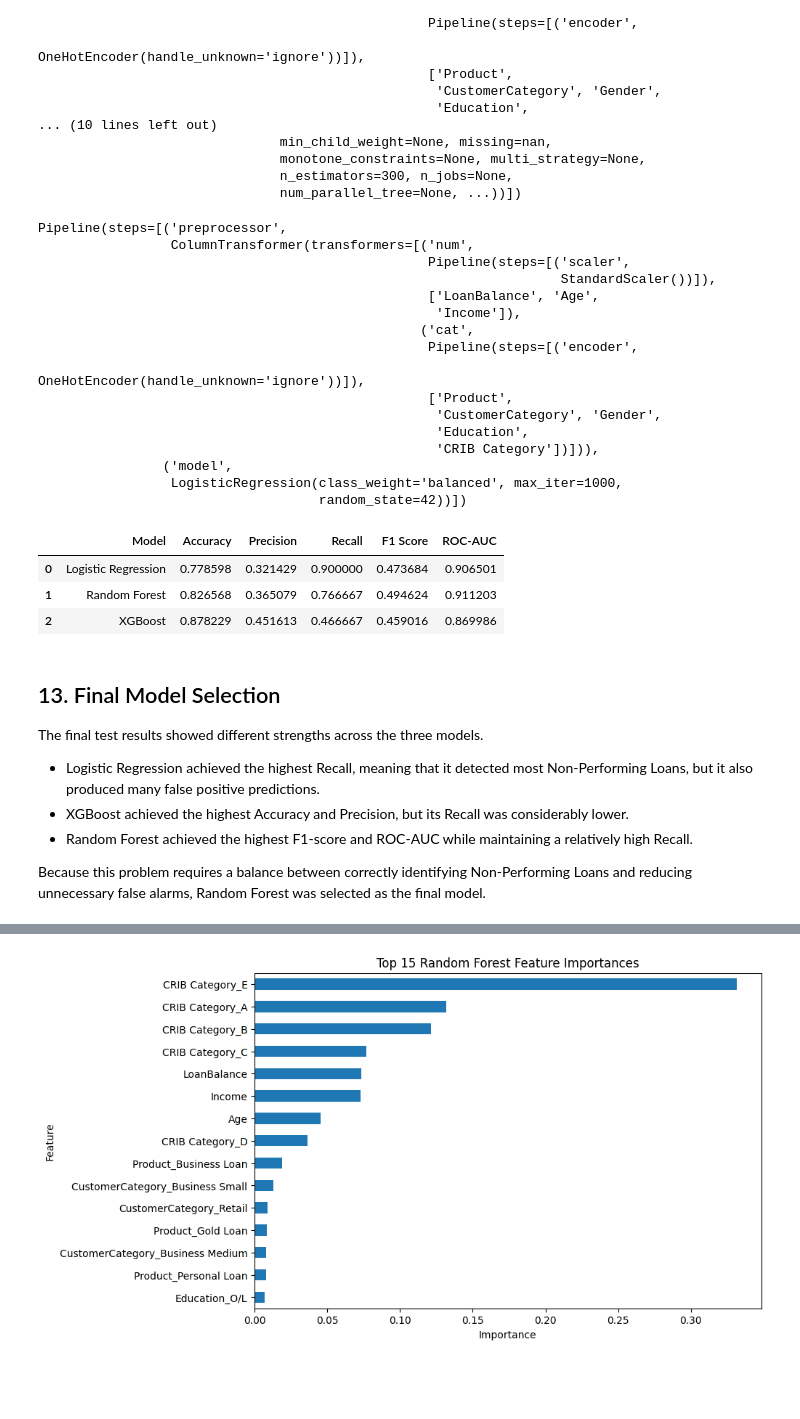
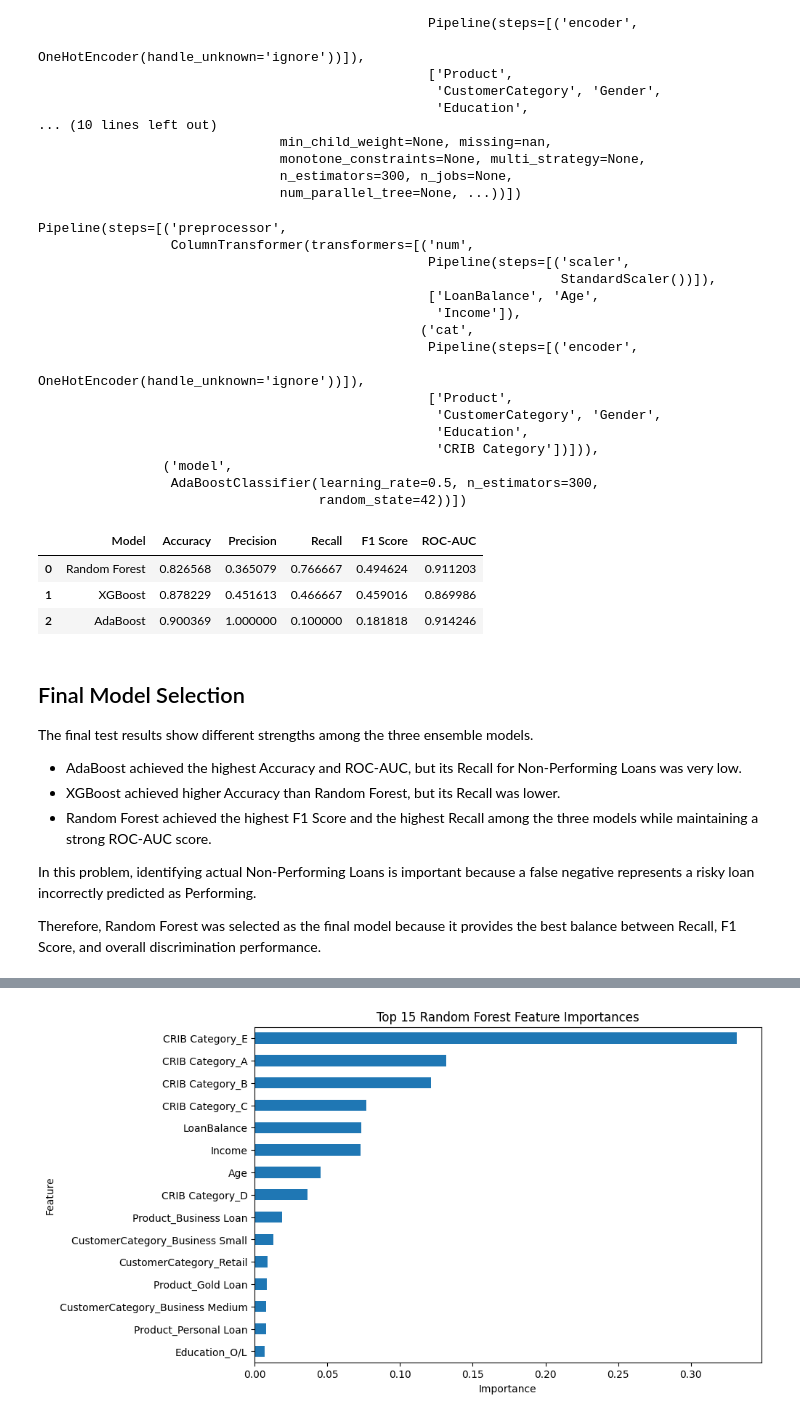
Before and after one commit to Randima-Lahiru/Sri-Lanka-NPL-Risk-Prediction, a Jupyter notebook: notebook/Sri_Lanka_NPL_Risk_Prediction.ipynb, the cells around one changed output, grey strips where cells are left out. Cells and saved outputs as stored; diff of their text form; code cells hidden in the pictures; blank space fills up the shorter version.

```diff
--- a/notebook/Sri_Lanka_NPL_Risk_Prediction.ipynb
+++ b/notebook/Sri_Lanka_NPL_Risk_Prediction.ipynb
@@ -1133,9 +1233,9 @@ Pipeline(steps=[('preprocessor',
                                n_estimators=300, n_jobs=None,
                                num_parallel_tree=None, ...))])
 # %%
-# Train final Logistic Regression
+# Train final AdaBoost model
 
-final_logistic = Pipeline(
+final_ada = Pipeline(
     steps=[
         (
             "preprocessor",
@@ -1143,16 +1243,24 @@ final_logistic = Pipeline(
         ),
         (
             "model",
-            LogisticRegression(
-                class_weight="balanced",
-                max_iter=1000,
+            AdaBoostClassifier(
+                n_estimators=int(
+                    best_ada_params[
+                        "n_estimators"
+                    ]
+                ),
+                learning_rate=float(
+                    best_ada_params[
+                        "learning_rate"
+                    ]
+                ),
                 random_state=42
             )
         )
     ]
 )
 
-final_logistic.fit(
+final_ada.fit(
     X_train_final,
     y_train_final
 )
@@ -1171,7 +1279,7 @@ Pipeline(steps=[('preprocessor',
                                                    'Education',
                                                    'CRIB Category'])])),
                 ('model',
-                 LogisticRegression(class_weight='balanced', max_iter=1000,
+                 AdaBoostClassifier(learning_rate=0.5, n_estimators=300,
                                     random_state=42))])
 # %%
 # Function to evaluate a model on the test set
@@ -1215,39 +1323,41 @@ def evaluate_model(
 # %%
 # Final model comparison
 
 final_results = [
-    evaluate_model(
-        final_logistic,
-        "Logistic Regression"
-    ),
     evaluate_model(
         final_rf,
         "Random Forest"
     ),
     evaluate_model(
         final_xgb,
         "XGBoost"
+    ),
+    evaluate_model(
+        final_ada,
+        "AdaBoost"
     )
 ]
 
 final_comparison = pd.DataFrame(
     final_results
 )
 
 final_comparison
 # %% [output]
 |  | Model | Accuracy | Precision | Recall | F1 Score | ROC-AUC |
-| 0 | Logistic Regression | 0.778598 | 0.321429 | 0.900000 | 0.473684 | 0.906501 |
-| 1 | Random Forest | 0.826568 | 0.365079 | 0.766667 | 0.494624 | 0.911203 |
-| 2 | XGBoost | 0.878229 | 0.451613 | 0.466667 | 0.459016 | 0.869986 |
+| 0 | Random Forest | 0.826568 | 0.365079 | 0.766667 | 0.494624 | 0.911203 |
+| 1 | XGBoost | 0.878229 | 0.451613 | 0.466667 | 0.459016 | 0.869986 |
+| 2 | AdaBoost | 0.900369 | 1.000000 | 0.100000 | 0.181818 | 0.914246 |
 # %% [markdown]
-## 13. Final Model Selection
+##  Final Model Selection
 
-The final test results showed different strengths across the three models.
+The final test results show different strengths among the three ensemble models.
 
-- Logistic Regression achieved the highest Recall, meaning that it detected most Non-Performing Loans, but it also produced many false positive predictions.
-- XGBoost achieved the highest Accuracy and Precision, but its Recall was considerably lower.
-- Random Forest achieved the highest F1-score and ROC-AUC while maintaining a relatively high Recall.
+- AdaBoost achieved the highest Accuracy and ROC-AUC, but its Recall for Non-Performing Loans was very low.
+- XGBoost achieved higher Accuracy than Random Forest, but its Recall was lower.
+- Random Forest achieved the highest F1 Score and the highest Recall among the three models while maintaining a strong ROC-AUC score.
 
-Because this problem requires a balance between correctly identifying Non-Performing Loans and reducing unnecessary false alarms, Random Forest was selected as the final model.
+In this problem, identifying actual Non-Performing Loans is important because a false negative represents a risky loan incorrectly predicted as Performing.
+
+Therefore, Random Forest was selected as the final model because it provides the best balance between Recall, F1 Score, and overall discrimination performance.
 # %%
```
Also changed, not shown: parts of 39 cells of this notebook, 4 other files.
